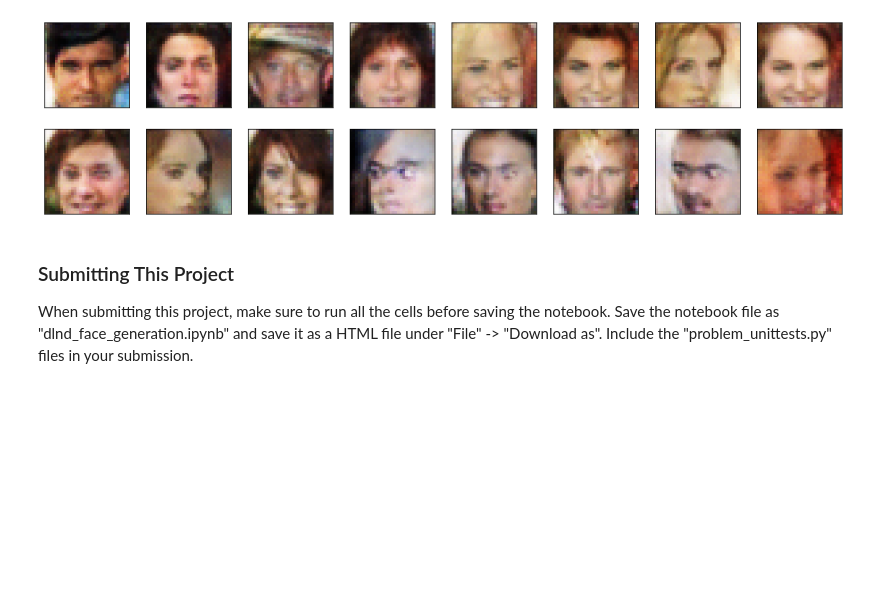
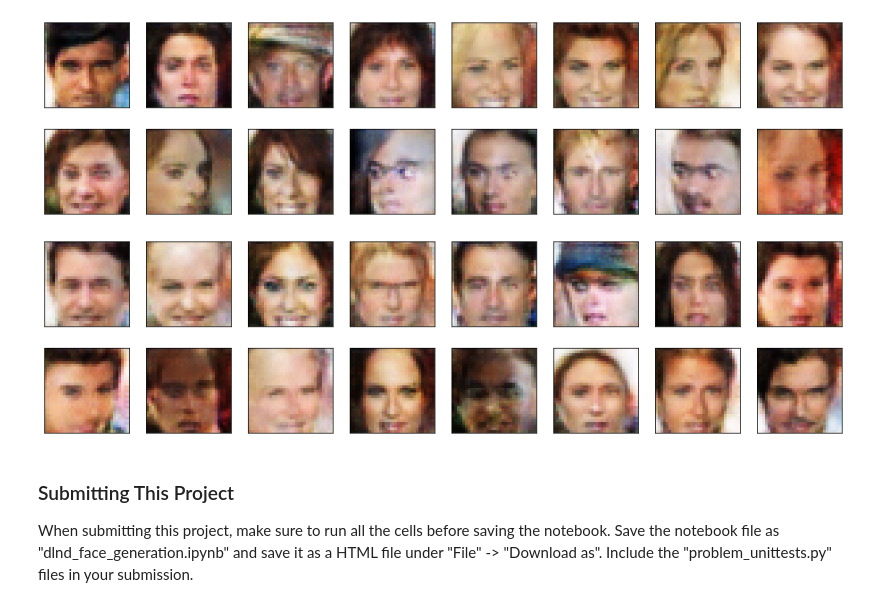
Before and after one commit to ebrahimebrahim/udaproject_face_generation, a Jupyter notebook: dlnd_face_generation.ipynb, the cells around one changed output. Saved outputs shown, nothing was run; the diff lists cells and outputs as text; code cells hidden in the pictures; blank space fills up the shorter version.

Commit message:
add some nice outputs to end

```diff
--- a/dlnd_face_generation.ipynb
+++ b/dlnd_face_generation.ipynb
@@ -963,6 +963,10 @@ show_some_outputs()
 show_some_outputs()
 # %% [output]
 [figure]
+# %%
+show_some_outputs()
+# %% [output]
+[figure, added]
 # %% [markdown]
 ### Submitting This Project
 When submitting this project, make sure to run all the cells before saving the notebook. Save the notebook file as "dlnd_face_generation.ipynb" and save it as a HTML file under "File" -> "Download as". Include the "problem_unittests.py" files in your submission.
```
Also changed, not shown: parts of 1 cell of this notebook, 1 other file.
